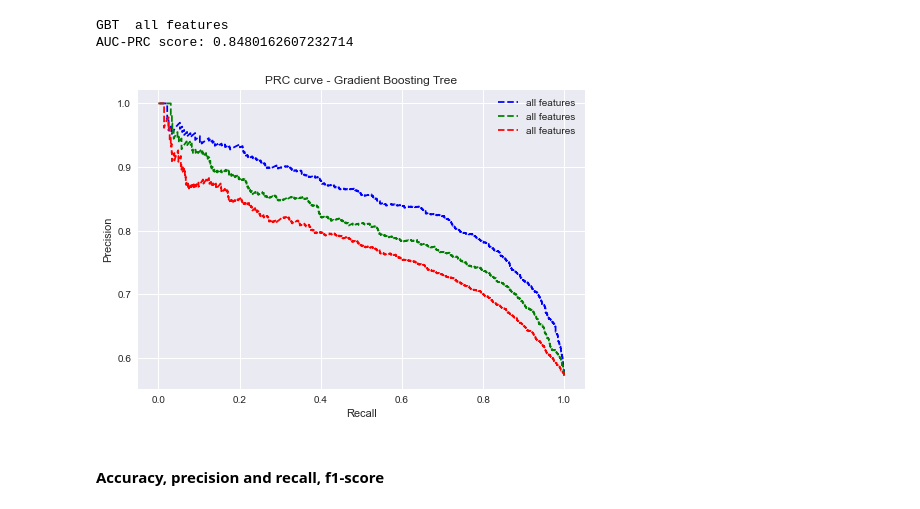
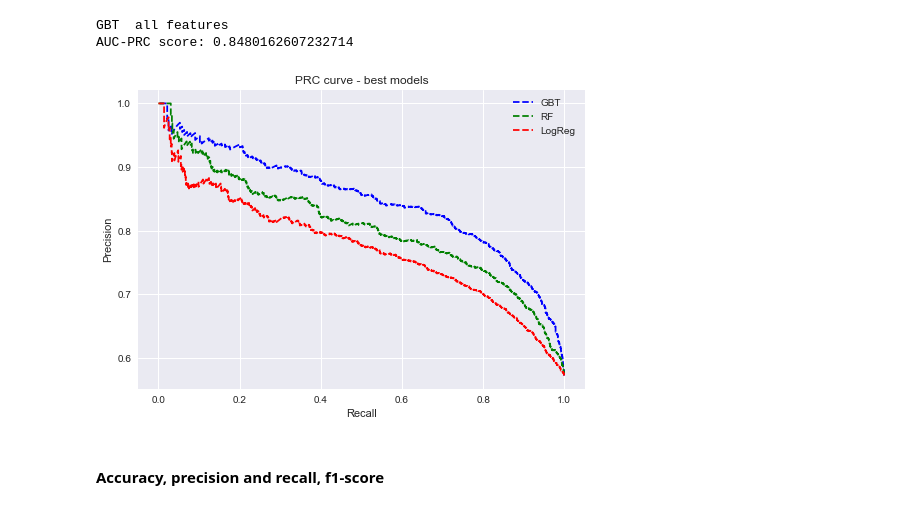
Before and after one commit to Lumi1070/ML-Projektarbeit, a Jupyter notebook: coupon-reco2.ipynb, the cells around one changed output. Saved outputs shown, nothing was run; the diff lists cells and outputs as text; code cells hidden in the pictures.

```diff
--- a/coupon-reco2.ipynb
+++ b/coupon-reco2.ipynb
@@ -841,17 +841,17 @@ GBT  all features
 AUC-PRC score: 0.8480162607232714
 # %%
 plt.style.use('seaborn')
-plt.plot(recall_gbt_all, precision_gbt_all, linestyle='--', color='blue', label='all features')
-plt.plot(recall_rf_all, precision_rf_all, linestyle='--', color='green', label='all features')
-plt.plot(recall_log_all, precision_log_all, linestyle='--', color='red', label='all features')
-plt.title('PRC curve - Gradient Boosting Tree')
+plt.plot(recall_gbt_all, precision_gbt_all, linestyle='--', color='blue', label='GBT')
+plt.plot(recall_rf_all, precision_rf_all, linestyle='--', color='green', label='RF')
+plt.plot(recall_log_all, precision_log_all, linestyle='--', color='red', label='LogReg')
+plt.title('PRC curve - best models')
 plt.xlabel('Recall')
 plt.ylabel('Precision')
 plt.legend(loc='best')
-plt.savefig('PRC GBT', dpi=300)
+plt.savefig('PRC best models', dpi=300)
 plt.show()
 # %% [output]
-[figure, old version]
+[figure, new version]
 # %% [markdown]
 #### Accuracy, precision and recall, f1-score
 # %%
```
Also changed, not shown: parts of 1 cell of this notebook, 4 other files.
